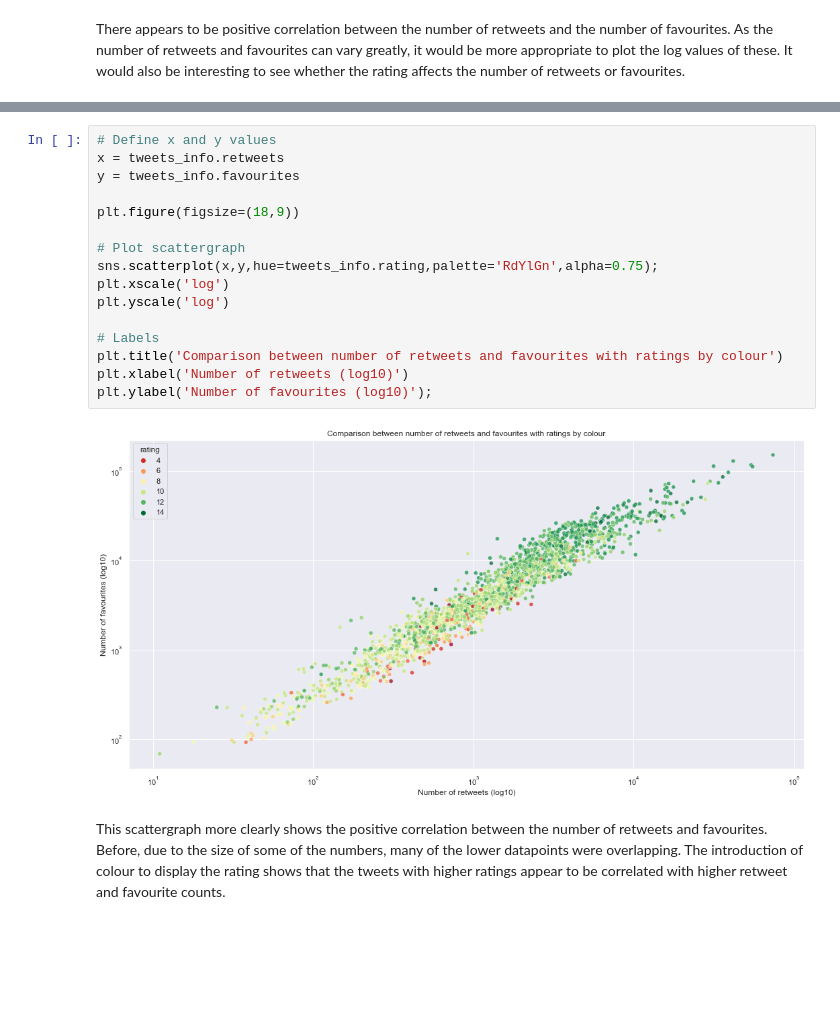
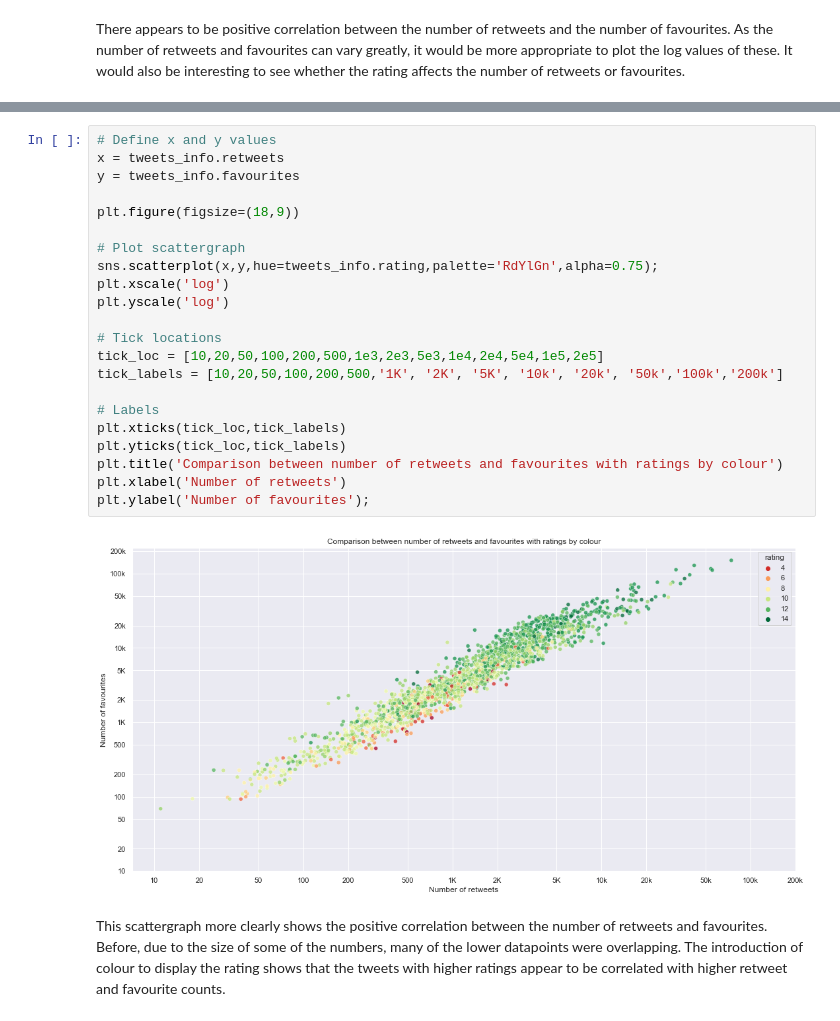
Before and after one commit to Vincentk-94/Data-Wrangling---WeRateDogs, a Jupyter notebook: wrangle_act.ipynb, the cells around one changed output, grey strips where cells are left out. Drawn from its saved outputs; the diff is of its cells as text; blank space fills up the shorter version.

Commit message:
Change scatterplot tick marks
Converted scatterplot axes from log values to actual values to improve readability.

```diff
--- a/wrangle_act.ipynb
+++ b/wrangle_act.ipynb
@@ -2415,21 +2427,27 @@ There appears to be positive correlation between the number of retweets and the
 # %%
 # Define x and y values
 x = tweets_info.retweets
 y = tweets_info.favourites
 
 plt.figure(figsize=(18,9))
 
 # Plot scattergraph
 sns.scatterplot(x,y,hue=tweets_info.rating,palette='RdYlGn',alpha=0.75);
 plt.xscale('log')
 plt.yscale('log')
 
+# Tick locations
+tick_loc = [10,20,50,100,200,500,1e3,2e3,5e3,1e4,2e4,5e4,1e5,2e5]
+tick_labels = [10,20,50,100,200,500,'1K', '2K', '5K', '10k', '20k', '50k','100k','200k']
+
 # Labels
+plt.xticks(tick_loc,tick_labels)
+plt.yticks(tick_loc,tick_labels)
 plt.title('Comparison between number of retweets and favourites with ratings by colour')
-plt.xlabel('Number of retweets (log10)')
-plt.ylabel('Number of favourites (log10)');
+plt.xlabel('Number of retweets')
+plt.ylabel('Number of favourites');
 # %% [output]
-[figure, old version]
+[figure, new version]
 # %% [markdown]
 This scattergraph more clearly shows the positive correlation between the number of retweets and favourites. Before, due to the size of some of the numbers, many of the lower datapoints were overlapping. The introduction of colour to display the rating shows that the tweets with higher ratings appear to be correlated with higher retweet and favourite counts.
 # %% [markdown]
```
Also changed, not shown: parts of 8 cells of this notebook.
